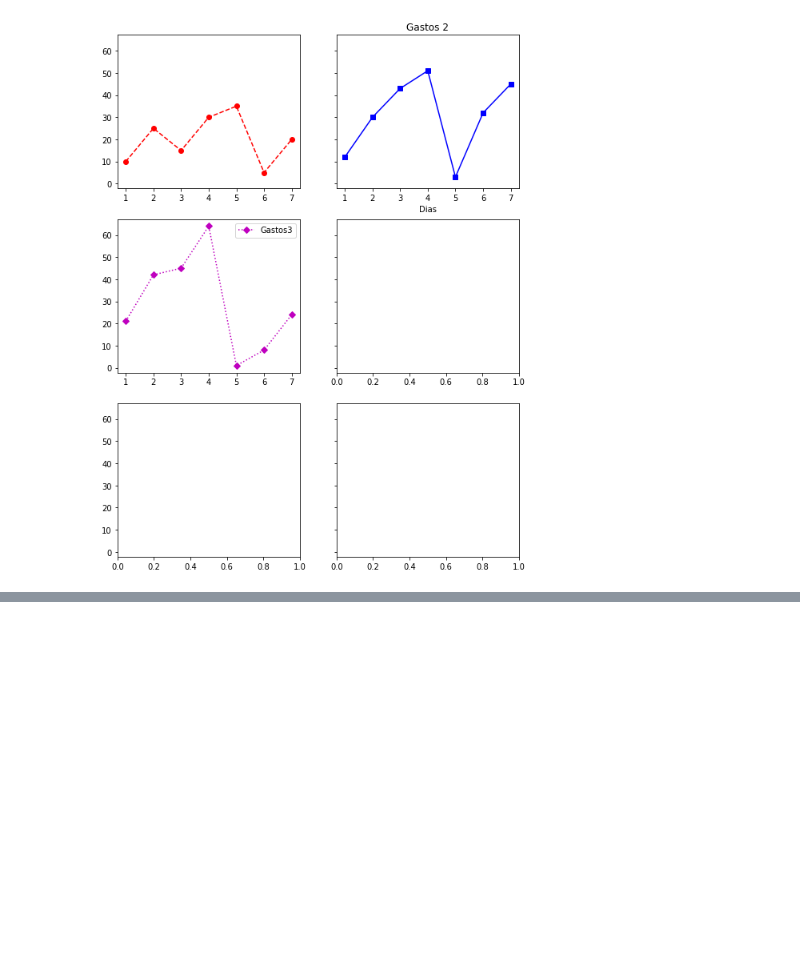
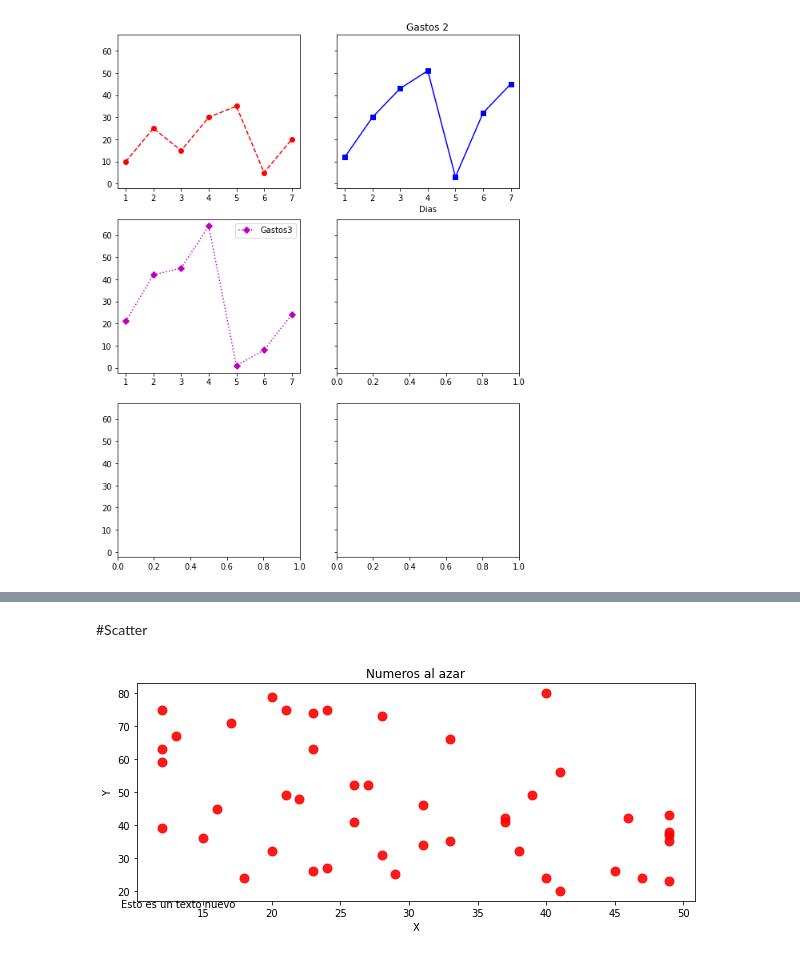
Before and after one commit to josecodetech/matplotlib, a Jupyter notebook: matplotlib.ipynb, the cells around one changed output, grey strips where cells are left out. Saved outputs shown, nothing was run; the diff lists cells and outputs as text; code cells hidden in the pictures; blank space fills up the shorter version.

```diff
--- a/matplotlib.ipynb
+++ b/matplotlib.ipynb
@@ -113,0 +162,16 @@ plt.show()
+# %% [markdown]
+#Scatter
+# %%
+x=np.random.randint(10,50,45)
+y=np.random.randint(20,81,45)
+#Tamaño grafica
+plt.figure(figsize=(10,4))
+#Crear y posicionar texto
+plt.text(9,15,"Esto es un texto nuevo")
+plt.scatter(x,y,marker='o',c='red',s=80,alpha=0.90)
+plt.title('Numeros al azar')
+plt.xlabel('X')
+plt.ylabel('Y')
+plt.show()
+# %% [output]
+[figure, added]
```
Also changed, not shown: parts of 9 cells of this notebook.
